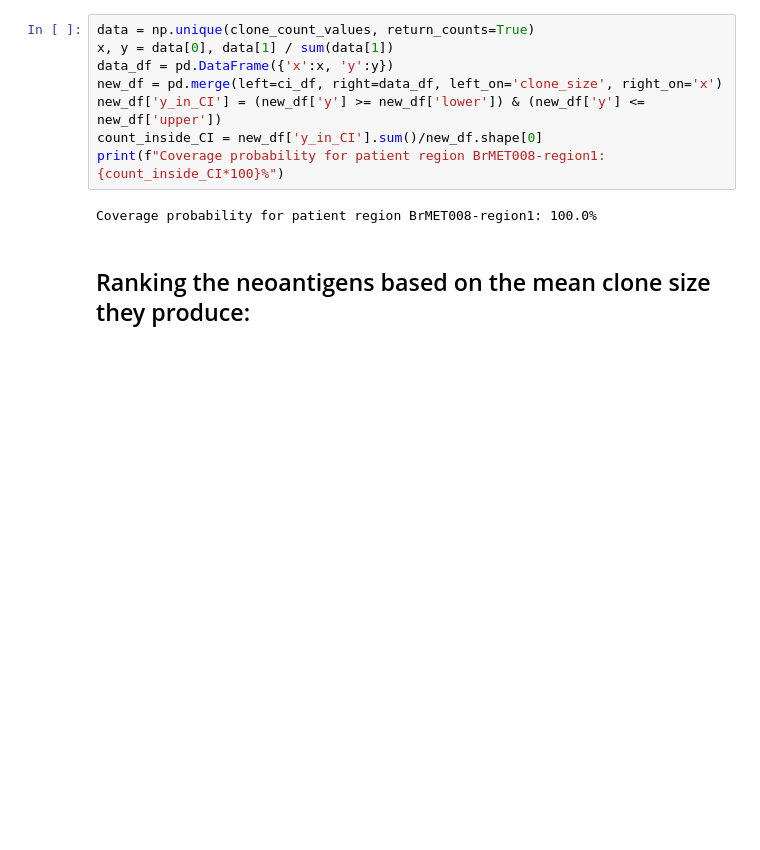
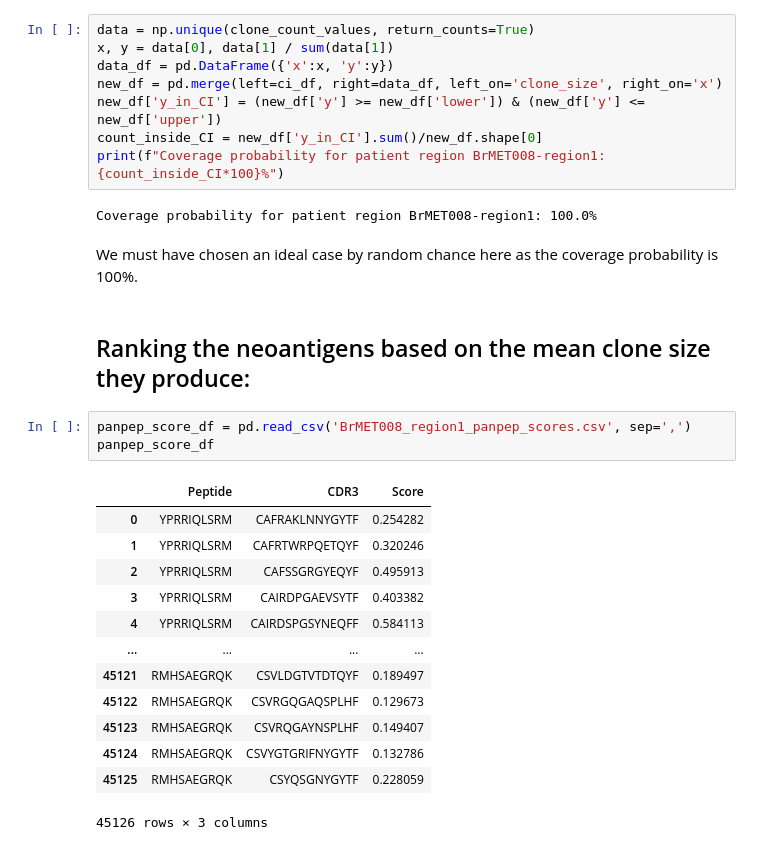
Before and after one commit to maheshworpaudel5001/TCR_proliferation_in_GBM, a Jupyter notebook: tutorial.ipynb, the cells around one changed output. Cells and saved outputs as stored; diff of their text form; blank space fills up the shorter version.

```diff
--- a/tutorial.ipynb
+++ b/tutorial.ipynb
@@ -394,5 +394,24 @@ count_inside_CI = new_df['y_in_CI'].sum()/new_df.shape[0]
 print(f"Coverage probability for patient region BrMET008-region1: {count_inside_CI*100}%")
 # %% [output]
 Coverage probability for patient region BrMET008-region1: 100.0%
+# %% [markdown]
+We must have chosen an ideal case by random chance here as the coverage probability is 100%.
 # %% [markdown]
 ## Ranking the neoantigens based on the mean clone size they produce:
+# %%
+panpep_score_df = pd.read_csv('BrMET008_region1_panpep_scores.csv', sep=',')
+panpep_score_df
+# %% [output]
+|  | Peptide | CDR3 | Score |
+| 0 | YPRRIQLSRM | CAFRAKLNNYGYTF | 0.254282 |
+| 1 | YPRRIQLSRM | CAFRTWRPQETQYF | 0.320246 |
+| 2 | YPRRIQLSRM | CAFSSGRGYEQYF | 0.495913 |
+| 3 | YPRRIQLSRM | CAIRDPGAEVSYTF | 0.403382 |
+| 4 | YPRRIQLSRM | CAIRDSPGSYNEQFF | 0.584113 |
+| ... | ... | ... | ... |
+| 45121 | RMHSAEGRQK | CSVLDGTVTDTQYF | 0.189497 |
+| 45122 | RMHSAEGRQK | CSVRGQGAQSPLHF | 0.129673 |
+| 45123 | RMHSAEGRQK | CSVRQGAYNSPLHF | 0.149407 |
+| 45124 | RMHSAEGRQK | CSVYGTGRIFNYGYTF | 0.132786 |
+| 45125 | RMHSAEGRQK | CSYQSGNYGYTF | 0.228059 |
+45126 rows × 3 columns
```
